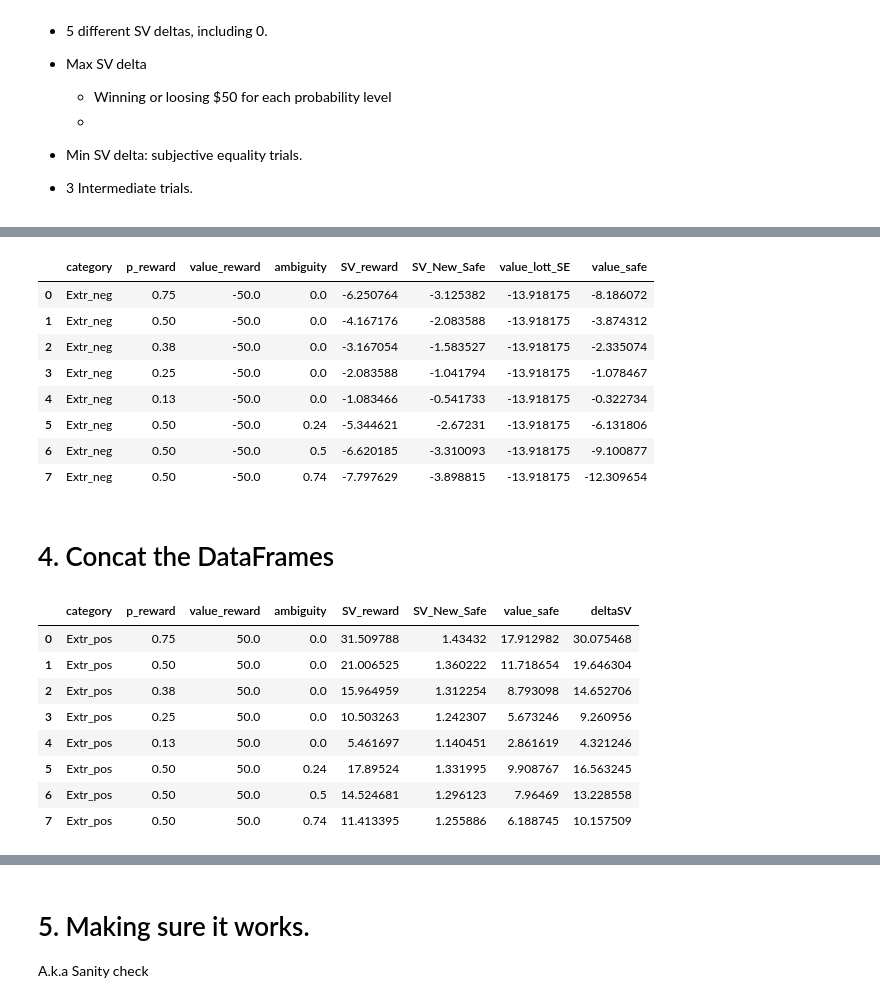
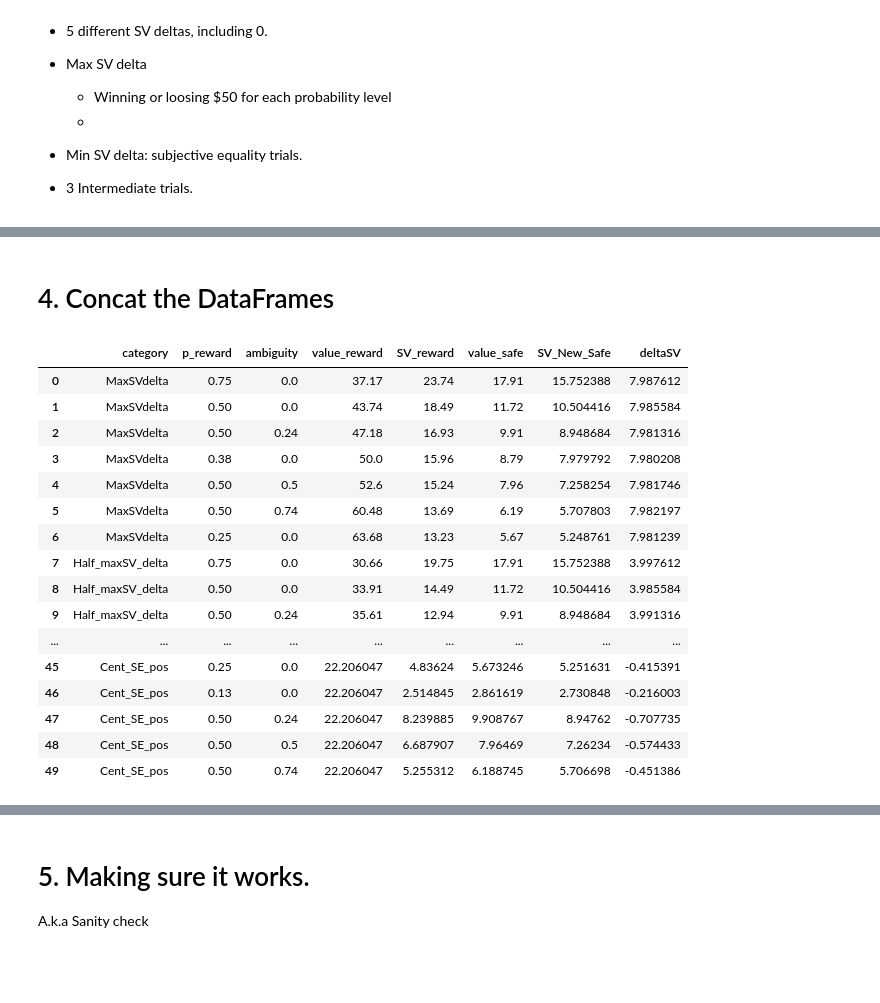
Before and after one commit to CDN-Lab/Intracraneal_electrodes, a Jupyter notebook: uncertaintyencoding.ipynb, the cells around one changed output, grey strips where cells are left out. Cells and saved outputs as stored; diff of their text form; code cells hidden in the pictures; blank space fills up the shorter version.

Commit message:
Adaptive trials done for the gains

```diff
--- a/uncertaintyencoding.ipynb
+++ b/uncertaintyencoding.ipynb
@@ -9,7 +9,7 @@ import pandas as pd
 import os
 import matplotlib.pyplot as plt
 import numpy as np
-#pd.options.display.max_rows = 999
+pd.options.display.max_rows = 999
 #pd.options.display.max_columns = 999
 # %% [markdown]
 # 1. Input:
@@ -244,0 +282,3 @@ df_pos1
+# %%
+df_pos = df_pos.sort_values('SV_reward', ascending=False).reset_index(drop=True)
+df_pos
@@ -248,22 +382,29 @@ p_options = [0.75, 0.5, 0.38, 0.25, 0.13]
 #beta_comb = 0.617126793788233
 def calculate_value_reward(df, alpha, beta):
     new_rows = []
-
     for index,row in df.iterrows(): #loop to go through each row in the input DataFrame (df)
                                 # and extract the relevant values to calculate value_reward
-        SV = row['SV_New_Safe']  #The SV of the given row
+        SV = row['SV_reward']  #The SV of the given row
         value_safe = row['value_safe'] #To keep value_safe constant
-        for p in p_options:
-            A = row['ambiguity']
-            if A!= 0:
-                p=0.50
-            value_reward = (SV/(p-beta*A/2))**(1/alpha)
-            new_rows.append({'SV_New_Safe': SV, 'p_reward': p, 'ambiguity':A, 'value_safe': value_safe, 'value_reward': value_reward})
+        p= row['p_reward']
+        #value_safe = 5.0
+        A = row['ambiguity']
+        if A!= 0:
+            p=0.50
+        if SV<0.0:
+            continue
+        value_reward = (SV/(p-beta*A/2))**(1/alpha)
+        if (value_reward <100) and (value_reward>=0.0):
+            new_rows.append({'category': row['category'], 'SV_reward': SV, 'p_reward': p, 'ambiguity':A, 'value_safe': value_safe, 'value_reward': value_reward})
+
             #All the calculated values are used to create a new dictionary for each combination.
             #The dictionaries are collected in a new rows list.
-            new_df = pd.DataFrame(new_rows,columns=['p_reward','ambiguity', 'value_reward', 'SV_New_Safe', 'value_safe']) #A new DF from the list
+            new_df = pd.DataFrame(new_rows,columns=['category','p_reward','ambiguity', 'value_reward', 'SV_reward', 'value_safe']) #A new DF from the list
             new_df = new_df.round(2)
     return new_df
 
-calculate_value_reward(df_pos1, alpha_comb, beta_comb)
+df_SVdeltas =  calculate_value_reward(new_df5, alpha_comb, beta_comb)
+#df_pos1 = df_pos1.drop(columns=['SV_New_Safe'])
+#df_pos1 = append_SVreward(df_pos1,alpha_comb,beta_comb)
+df_SVdeltas
 # %% [output]
@@ -287,33 +428,29 @@ calculate_value_reward(df_pos1, alpha_comb, beta_comb)
-# %%
-df_neg
-# %% [output]
-|  | category | p_reward | value_reward | ambiguity | SV_reward | SV_New_Safe | value_lott_SE | value_safe |
-| 0 | Extr_neg | 0.75 | -50.0 | 0.0 | -6.250764 | -3.125382 | -13.918175 | -8.186072 |
-| 1 | Extr_neg | 0.50 | -50.0 | 0.0 | -4.167176 | -2.083588 | -13.918175 | -3.874312 |
-| 2 | Extr_neg | 0.38 | -50.0 | 0.0 | -3.167054 | -1.583527 | -13.918175 | -2.335074 |
-| 3 | Extr_neg | 0.25 | -50.0 | 0.0 | -2.083588 | -1.041794 | -13.918175 | -1.078467 |
-| 4 | Extr_neg | 0.13 | -50.0 | 0.0 | -1.083466 | -0.541733 | -13.918175 | -0.322734 |
-| 5 | Extr_neg | 0.50 | -50.0 | 0.24 | -5.344621 | -2.67231 | -13.918175 | -6.131806 |
-| 6 | Extr_neg | 0.50 | -50.0 | 0.5 | -6.620185 | -3.310093 | -13.918175 | -9.100877 |
-| 7 | Extr_neg | 0.50 | -50.0 | 0.74 | -7.797629 | -3.898815 | -13.918175 | -12.309654 |
 # %% [markdown]
 # 4. Concat the DataFrames
 # %%
-df_Trials_gains = pd.concat([df_pos],ignore_index=True)
-df_Trials_gains['SV_New_Safe'] = df_Trials_gains['value_safe']**alpha_pos
+df_Trials_gains = pd.concat([df_SVdeltas, df_cent_pos],ignore_index=True)
+df_Trials_gains['SV_New_Safe'] = df_Trials_gains['value_safe']**alpha_comb
 df_Trials_gains['deltaSV'] = df_Trials_gains['SV_reward'] - df_Trials_gains['SV_New_Safe']
-df_Trials_gains = df_Trials_gains.drop(columns=['value_lott_SE'])
-# df_Trials_gains = df_Trials_gains.round(2)
+#df_Trials_gains = df_Trials_gains.drop(columns=['value_lott_SE'])
+df_Trials_gains = df_Trials_gains.round(2)
 df_Trials_gains
 # %% [output]
-|  | category | p_reward | value_reward | ambiguity | SV_reward | SV_New_Safe | value_safe | deltaSV |
-| 0 | Extr_pos | 0.75 | 50.0 | 0.0 | 31.509788 | 1.43432 | 17.912982 | 30.075468 |
-| 1 | Extr_pos | 0.50 | 50.0 | 0.0 | 21.006525 | 1.360222 | 11.718654 | 19.646304 |
-| 2 | Extr_pos | 0.38 | 50.0 | 0.0 | 15.964959 | 1.312254 | 8.793098 | 14.652706 |
-| 3 | Extr_pos | 0.25 | 50.0 | 0.0 | 10.503263 | 1.242307 | 5.673246 | 9.260956 |
-| 4 | Extr_pos | 0.13 | 50.0 | 0.0 | 5.461697 | 1.140451 | 2.861619 | 4.321246 |
-| 5 | Extr_pos | 0.50 | 50.0 | 0.24 | 17.89524 | 1.331995 | 9.908767 | 16.563245 |
-| 6 | Extr_pos | 0.50 | 50.0 | 0.5 | 14.524681 | 1.296123 | 7.96469 | 13.228558 |
-| 7 | Extr_pos | 0.50 | 50.0 | 0.74 | 11.413395 | 1.255886 | 6.188745 | 10.157509 |
+|  | category | p_reward | ambiguity | value_reward | SV_reward | value_safe | SV_New_Safe | deltaSV |
+| 0 | MaxSVdelta | 0.75 | 0.0 | 37.17 | 23.74 | 17.91 | 15.752388 | 7.987612 |
+| 1 | MaxSVdelta | 0.50 | 0.0 | 43.74 | 18.49 | 11.72 | 10.504416 | 7.985584 |
+| 2 | MaxSVdelta | 0.50 | 0.24 | 47.18 | 16.93 | 9.91 | 8.948684 | 7.981316 |
+| 3 | MaxSVdelta | 0.38 | 0.0 | 50.0 | 15.96 | 8.79 | 7.979792 | 7.980208 |
+| 4 | MaxSVdelta | 0.50 | 0.5 | 52.6 | 15.24 | 7.96 | 7.258254 | 7.981746 |
+| 5 | MaxSVdelta | 0.50 | 0.74 | 60.48 | 13.69 | 6.19 | 5.707803 | 7.982197 |
+| 6 | MaxSVdelta | 0.25 | 0.0 | 63.68 | 13.23 | 5.67 | 5.248761 | 7.981239 |
+| 7 | Half_maxSV_delta | 0.75 | 0.0 | 30.66 | 19.75 | 17.91 | 15.752388 | 3.997612 |
+| 8 | Half_maxSV_delta | 0.50 | 0.0 | 33.91 | 14.49 | 11.72 | 10.504416 | 3.985584 |
+| 9 | Half_maxSV_delta | 0.50 | 0.24 | 35.61 | 12.94 | 9.91 | 8.948684 | 3.991316 |
+| ... | ... | ... | ... | ... | ... | ... | ... | ... |
+| 45 | Cent_SE_pos | 0.25 | 0.0 | 22.206047 | 4.83624 | 5.673246 | 5.251631 | -0.415391 |
+| 46 | Cent_SE_pos | 0.13 | 0.0 | 22.206047 | 2.514845 | 2.861619 | 2.730848 | -0.216003 |
+| 47 | Cent_SE_pos | 0.50 | 0.24 | 22.206047 | 8.239885 | 9.908767 | 8.94762 | -0.707735 |
+| 48 | Cent_SE_pos | 0.50 | 0.5 | 22.206047 | 6.687907 | 7.96469 | 7.26234 | -0.574433 |
+| 49 | Cent_SE_pos | 0.50 | 0.74 | 22.206047 | 5.255312 | 6.188745 | 5.706698 | -0.451386 |
 # %%
 df_Trials_losses = pd.concat([df_neg,df_cent_neg, df_int_neg],ignore_index=True)
```
Also changed, not shown: parts of 12 cells of this notebook.
